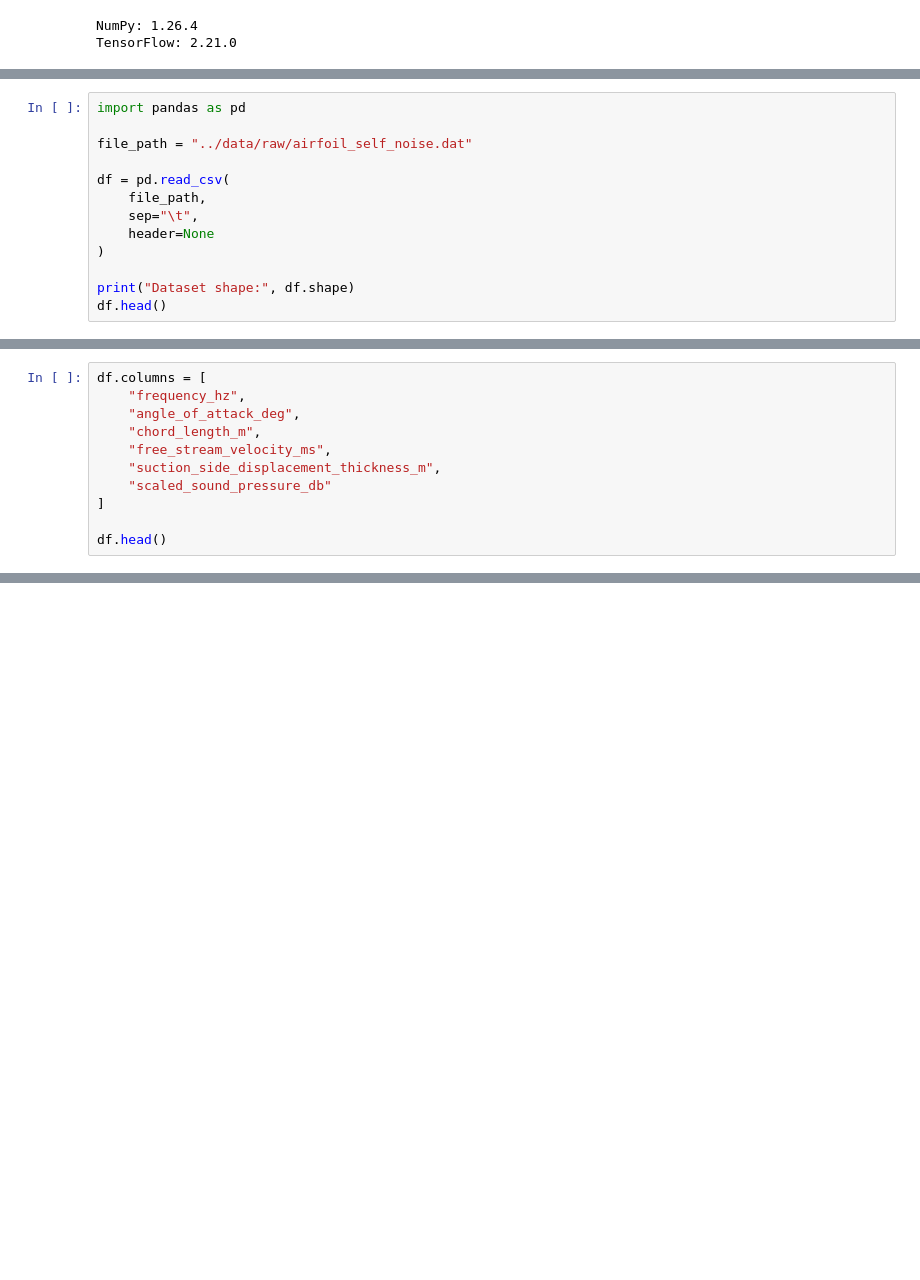
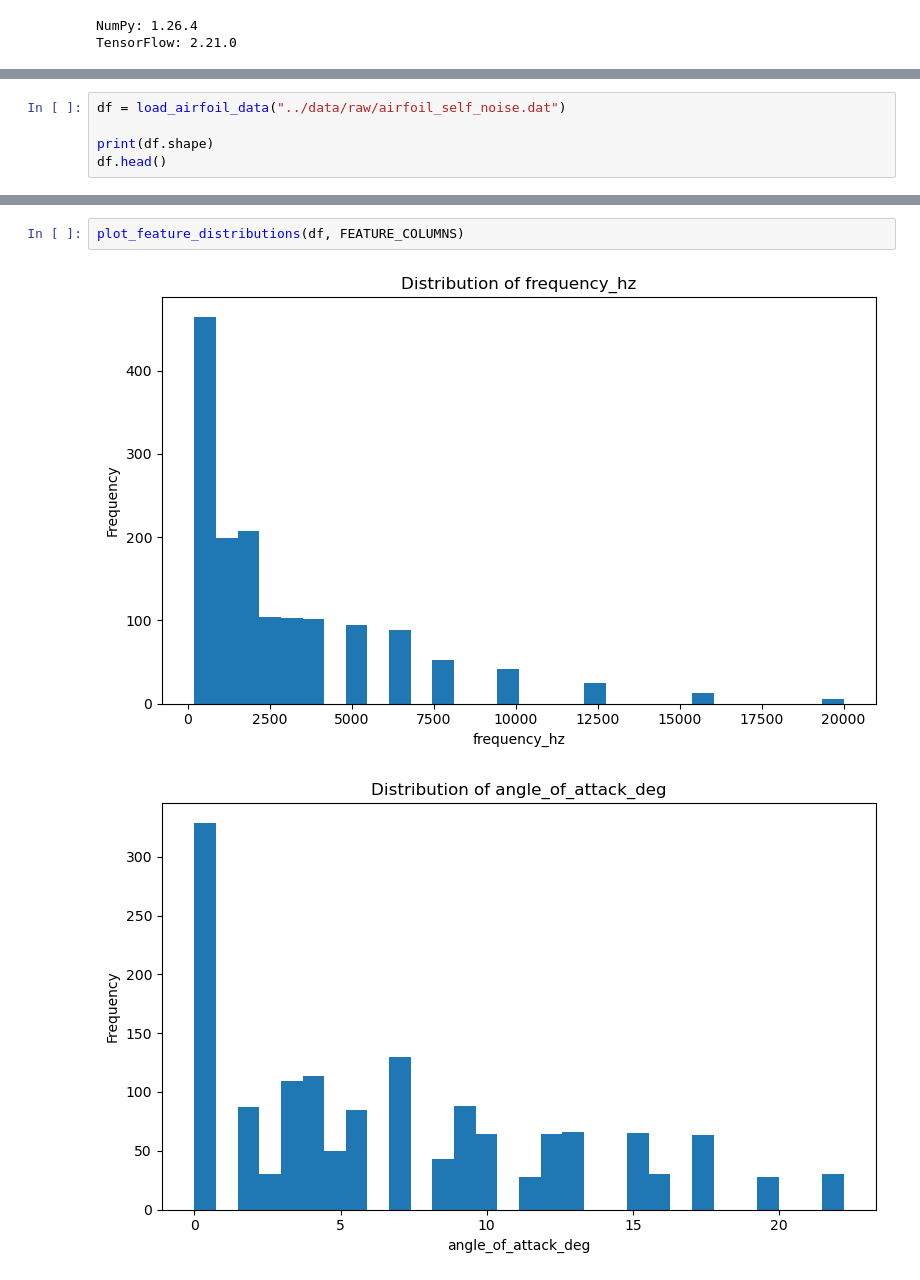
Before and after one commit to Tam-Davies/Predicting-Airfoil-Self-Noise-Using-Deep-Neural-Networks, a Jupyter notebook: Airfoil Self-Noise Deep Learning/notebooks/data_exploration.ipynb, the cells around one changed output, grey strips where cells are left out. Saved outputs shown, nothing was run; the diff lists cells and outputs as text; blank space fills up the shorter version.

```diff
--- a/Airfoil Self-Noise Deep Learning/notebooks/data_exploration.ipynb
+++ b/Airfoil Self-Noise Deep Learning/notebooks/data_exploration.ipynb
@@ -64,14 +56,6 @@ ModuleNotFoundError: No module named 'tensorflow'
 # %%
-import pandas as pd
+df = load_airfoil_data("../data/raw/airfoil_self_noise.dat")
 
-file_path = "../data/raw/airfoil_self_noise.dat"
-
-df = pd.read_csv(
-    file_path,
-    sep="\t",
-    header=None
-)
-
-print("Dataset shape:", df.shape)
+print(df.shape)
 df.head()
 # %% [output]
@@ -135,11 +90,0 @@ max     140.987000
-# %%
-df.columns = [
-    "frequency_hz",
-    "angle_of_attack_deg",
-    "chord_length_m",
-    "free_stream_velocity_ms",
-    "suction_side_displacement_thickness_m",
-    "scaled_sound_pressure_db"
-]
-
-df.head()
@@ -174,0 +101,5 @@ Column names:
+# %%
+plot_feature_distributions(df, FEATURE_COLUMNS)
+# %% [output]
+[figure, added]
+[figure, added]
```
Also changed, not shown: parts of 17 cells of this notebook, 1 other file.
